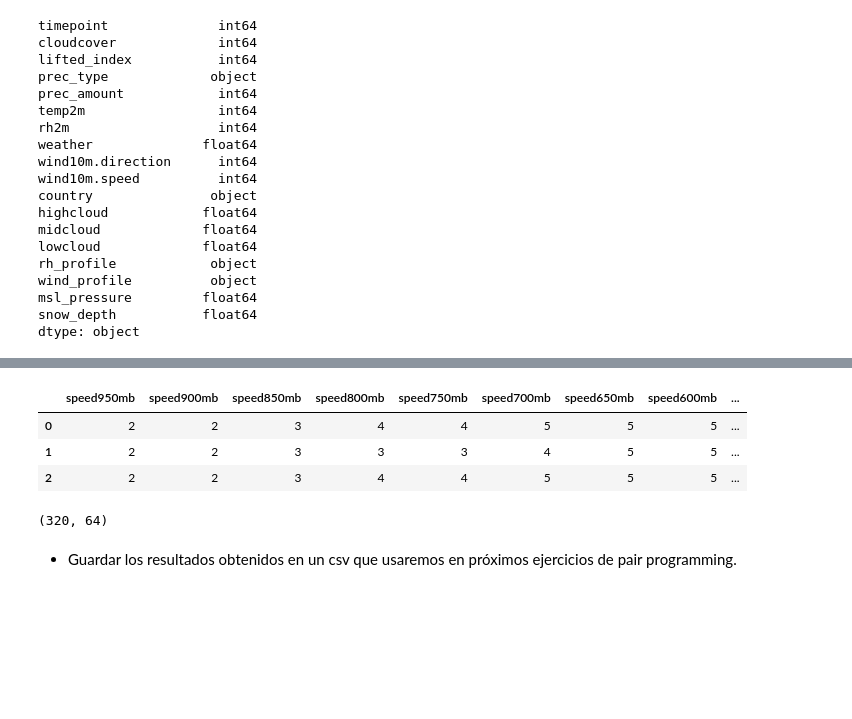
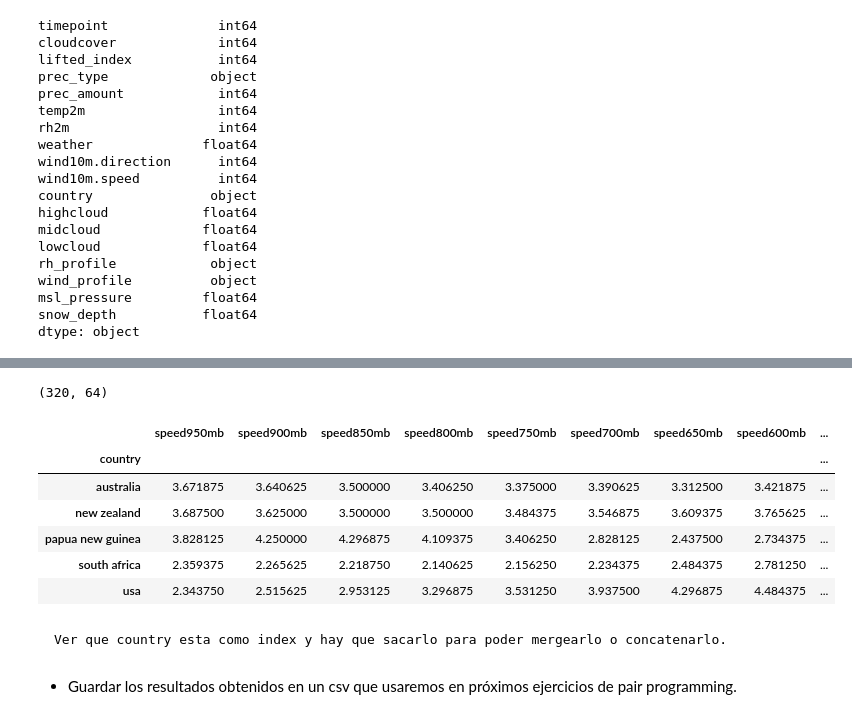
Before and after one commit to Adalab/DA-promo-c-modulo-2-sprint-2-Anahi-Mai, a Jupyter notebook: ETL/pp_ETL_II.ipynb, the cells around one changed output, grey strips where cells are left out. Drawn from its saved outputs; the diff is of its cells as text; code cells hidden in the pictures; blank space fills up the shorter version.

```diff
--- a/ETL/pp_ETL_II.ipynb
+++ b/ETL/pp_ETL_II.ipynb
@@ -124,13 +124,6 @@ for i in range(len(y.columns)):
     # usamos el método insert de los dataframes para ir añadiendo esta información a el dataframe con la información del clima.
     df_clima.insert(i, nombre, valores)
     df_clima.insert(i,nombre2,valores2)
-# %%
-df_clima.head(3)
-# %% [output]
-|  | speed950mb | speed900mb | speed850mb | speed800mb | speed750mb | speed700mb | speed650mb | speed600mb | ... |
-| 0 | 2 | 2 | 3 | 4 | 4 | 5 | 5 | 5 | ... |
-| 1 | 2 | 2 | 3 | 3 | 3 | 4 | 5 | 5 | ... |
-| 2 | 2 | 2 | 3 | 4 | 4 | 5 | 5 | 5 | ... |
 # %%
 df_clima.drop(['rh_profile','wind_profile'], axis=1, inplace=True)# Eliminamos las columnas que tienen las listas de diccionarios.
 # %%
@@ -138,4 +131,4 @@ df_clima.shape
 # %% [output]
 (320, 64)
 # %%
-df_group = df_clima.groupby
+df_clima = df_clima.groupby('country').mean()
@@ -190,2 +135,14 @@ for i in range(len(x.columns)):
+# %%
+df_clima
+# %% [output]
+|  | speed950mb | speed900mb | speed850mb | speed800mb | speed750mb | speed700mb | speed650mb | speed600mb | ... |
+| country |  |  |  |  |  |  |  |  | ... |
+| australia | 3.671875 | 3.640625 | 3.500000 | 3.406250 | 3.375000 | 3.390625 | 3.312500 | 3.421875 | ... |
+| new zealand | 3.687500 | 3.625000 | 3.500000 | 3.500000 | 3.484375 | 3.546875 | 3.609375 | 3.765625 | ... |
+| papua new guinea | 3.828125 | 4.250000 | 4.296875 | 4.109375 | 3.406250 | 2.828125 | 2.437500 | 2.734375 | ... |
+| south africa | 2.359375 | 2.265625 | 2.218750 | 2.140625 | 2.156250 | 2.234375 | 2.484375 | 2.781250 | ... |
+| usa | 2.343750 | 2.515625 | 2.953125 | 3.296875 | 3.531250 | 3.937500 | 4.296875 | 4.484375 | ... |
+# %% [markdown]
+    Ver que country esta como index y hay que sacarlo para poder mergearlo o concatenarlo.
 # %% [markdown]
 - Guardar los resultados obtenidos en un csv que usaremos en próximos ejercicios de pair programming.
```
Also changed, not shown: parts of 1 cell of this notebook.
